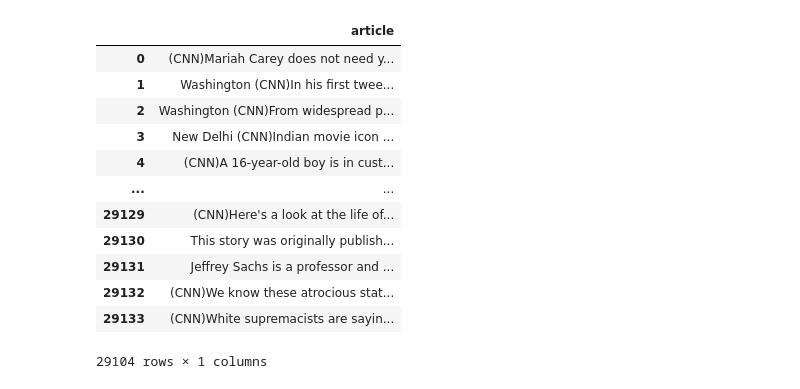
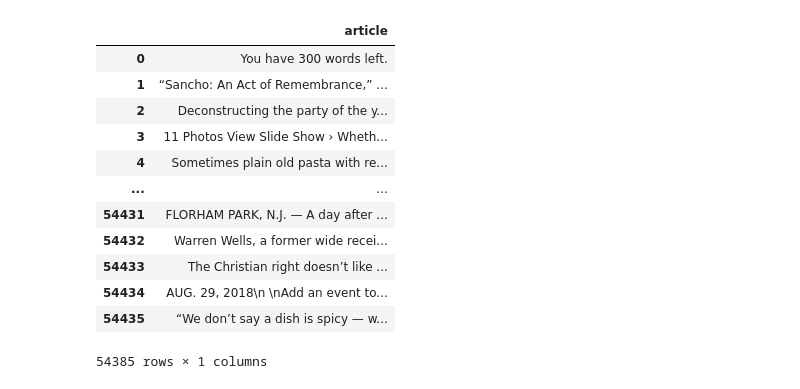
Before and after one commit to abbynewcomb/word_embeddings, a Jupyter notebook: model_prep.ipynb, the cells around one changed output. Cells and saved outputs as stored; diff of their text form; code cells hidden in the pictures.

```diff
--- a/model_prep.ipynb
+++ b/model_prep.ipynb
@@ -30,50 +27,50 @@ lemmatizer = WordNetLemmatizer()
 [nltk_data]   Package wordnet is already up-to-date!
 # %%
 # Loading the dataset
-#df_fox = pd.read_csv("./data/fox_news.csv")
-#df_reuters = pd.read_csv("./data/reuters.csv")
-#df_nyt = pd.read_csv("./data/nyt.csv")
-#df_the_hill = pd.read_csv("./data/the_hill.csv")
-df_cnn = pd.read_csv("./data/cnn.csv")
+df_fox = pd.read_csv("./datasets/fox_news.csv")
+df_reuters = pd.read_csv("./datasets/reuters.csv")
+df_nyt = pd.read_csv("./datasets/nyt.csv")
+df_the_hill = pd.read_csv("./datasets/the_hill.csv")
+df_cnn = pd.read_csv("./datasets/cnn.csv")
 # %%
 #preprocess data
 
 # dropping NAs
-#df_fox.dropna(inplace=True)
-#df_fox.reset_index(inplace=True,drop=True)
+df_fox.dropna(inplace=True)
+df_fox.reset_index(inplace=True,drop=True)
 
-#df_nyt.dropna(inplace=True)
-#df_nyt.reset_index(inplace=True,drop=True)
+df_nyt.dropna(inplace=True)
+df_nyt.reset_index(inplace=True,drop=True)
 
-#df_reuters.dropna(inplace=True)
-#df_reuters.reset_index(inplace=True,drop=True)
+df_reuters.dropna(inplace=True)
+df_reuters.reset_index(inplace=True,drop=True)
 
-#df_the_hill.dropna(inplace=True)
-#df_the_hill.reset_index(inplace=True,drop=True)
+df_the_hill.dropna(inplace=True)
+df_the_hill.reset_index(inplace=True,drop=True)
 
 df_cnn.dropna(inplace=True)
 df_cnn.reset_index(inplace=True,drop=True)
 
 # dropping duplicate values
-#df_fox.drop_duplicates()
+df_fox.drop_duplicates()
 df_cnn.drop_duplicates()
-#df_the_hill.drop_duplicates()
-#df_reuters.drop_duplicates()
-#df_nyt.drop_duplicates()
+df_the_hill.drop_duplicates()
+df_reuters.drop_duplicates()
+df_nyt.drop_duplicates()
 # %% [output]
 |  | article |
-| 0 | (CNN)Mariah Carey does not need y... |
-| 1 | Washington (CNN)In his first twee... |
-| 2 | Washington (CNN)From widespread p... |
-| 3 | New Delhi (CNN)Indian movie icon ... |
-| 4 | (CNN)A 16-year-old boy is in cust... |
+| 0 | You have 300 words left. |
+| 1 | “Sancho: An Act of Remembrance,” ... |
+| 2 | Deconstructing the party of the y... |
+| 3 | 11 Photos View Slide Show › Wheth... |
+| 4 | Sometimes plain old pasta with re... |
 | ... | ... |
-| 29129 | (CNN)Here's a look at the life of... |
-| 29130 | This story was originally publish... |
-| 29131 | Jeffrey Sachs is a professor and ... |
-| 29132 | (CNN)We know these atrocious stat... |
-| 29133 | (CNN)White supremacists are sayin... |
+| 54431 | FLORHAM PARK, N.J. — A day after ... |
+| 54432 | Warren Wells, a former wide recei... |
+| 54433 | The Christian right doesn’t like ... |
+| 54434 | AUG. 29, 2018\n \nAdd an event to... |
+| 54435 | “We don’t say a dish is spicy — w... |
-29104 rows × 1 columns
+54385 rows × 1 columns
 # %%
 def remove_link_punc(string):
     # removing links
```
Also changed, not shown: parts of 7 cells of this notebook, 2 other files.
